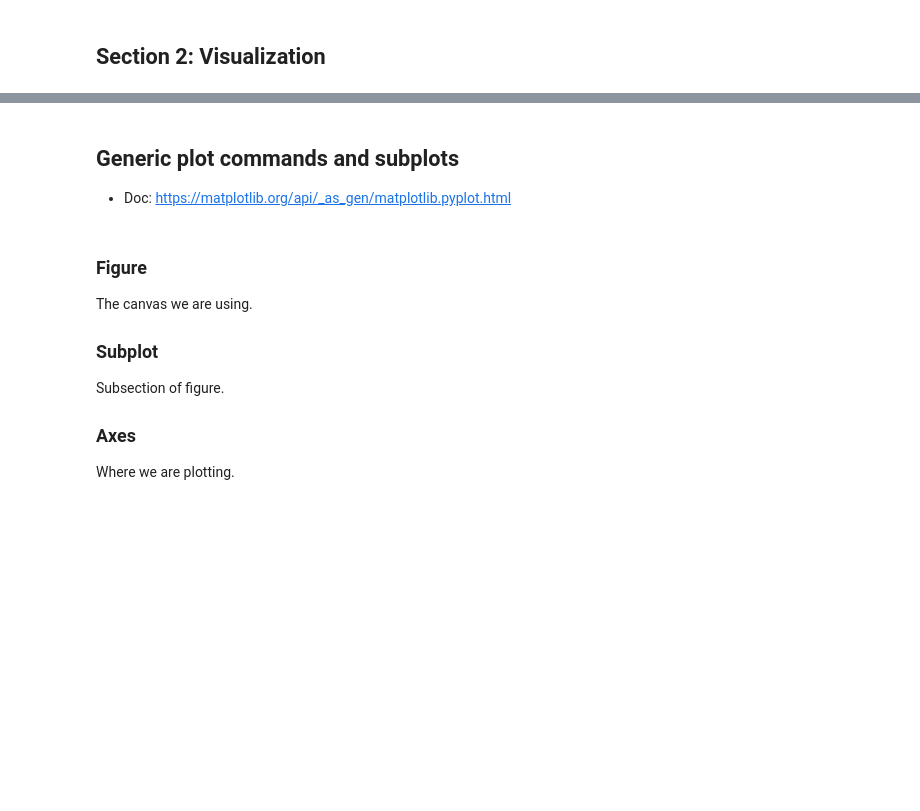
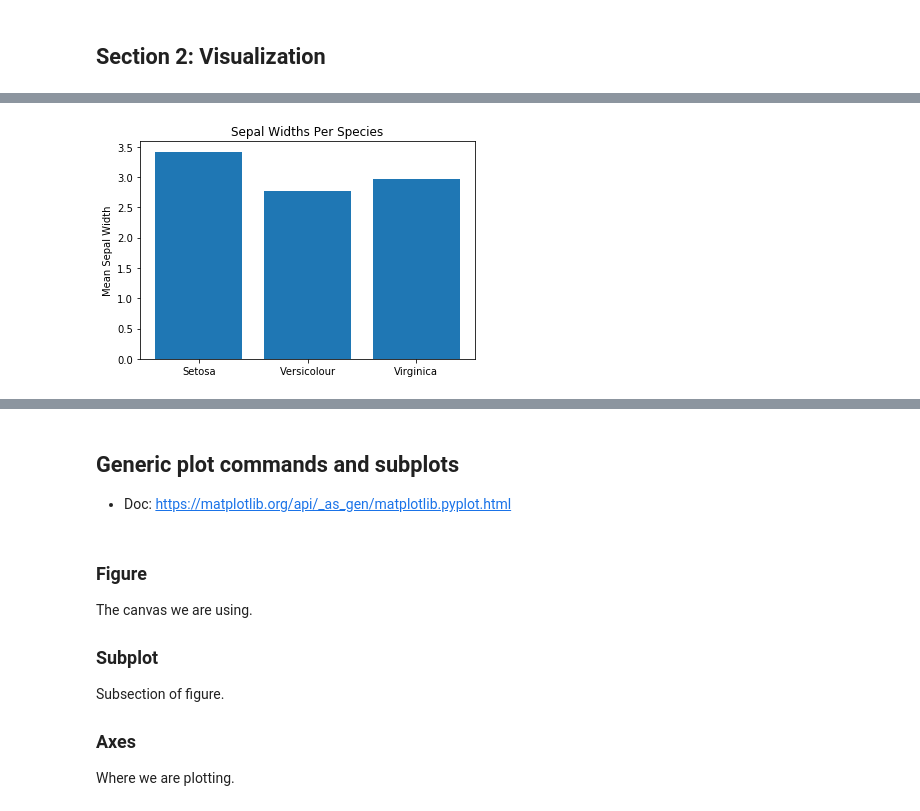
Before and after one commit to biof509/spring2019, a Jupyter notebook: docs/_downloads/Week2.ipynb, the cells around one changed output, grey strips where cells are left out. Cells and saved outputs as stored; diff of their text form; code cells hidden in the pictures; blank space fills up the shorter version.

```diff
--- a/docs/_downloads/Week2.ipynb
+++ b/docs/_downloads/Week2.ipynb
@@ -411,14 +822,17 @@ plt.show()
 # %%
 # Bar plots https://matplotlib.org/api/_as_gen/matplotlib.pyplot.bar.html
 
 species = ("Setosa", "Versicolour", "Virginica")
 y_pos = np.arange(len(species))
-mean_widths = tuple(np.mean(iris_df.loc[iris_df["species_name"] == x, "sepal_width"]) for x in species)
+mean_widths = tuple(np.mean(iris_df.loc[iris_df["species_name"] == x, "sepal_width"]) \
+                    for x in species)
 
 plt.bar(y_pos, mean_widths)
 plt.xticks(y_pos, species)
 plt.ylabel('Mean Sepal Width')
 plt.title('Sepal Widths Per Species')
 
 plt.show()
+# %% [output]
+[figure, added]
 # %%
```
Also changed, not shown: parts of 89 cells of this notebook, 23 other files.
